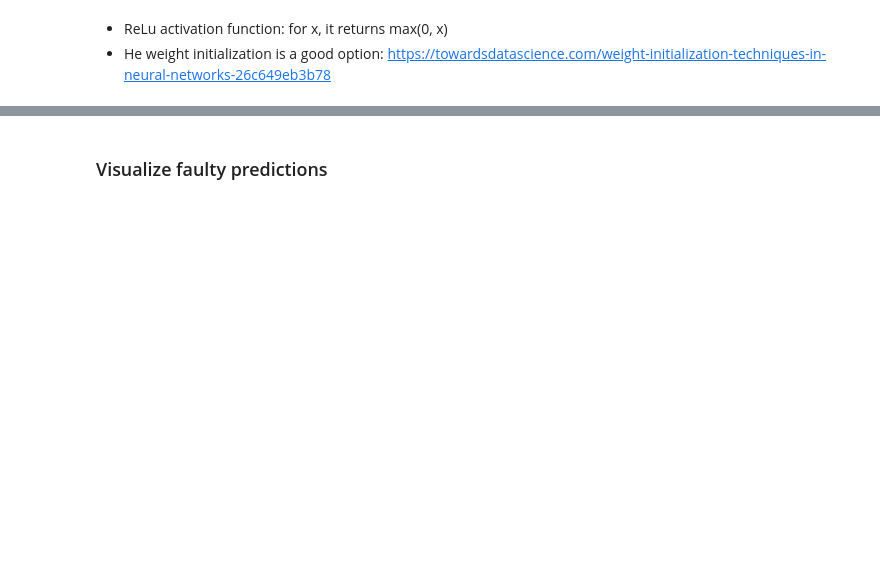
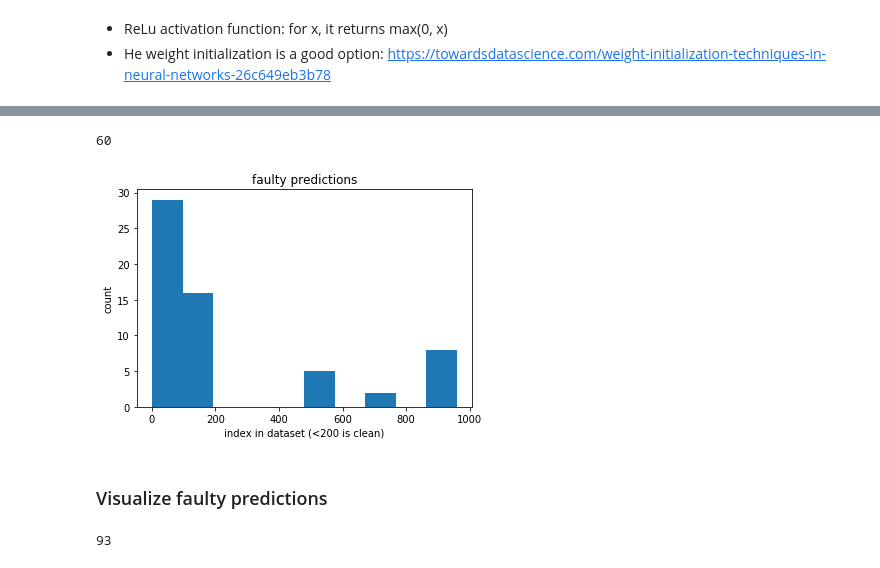
Before and after one commit to musicbyjing/cosmic_dawn_rfi, a Jupyter notebook: classification.ipynb, the cells around one changed output, grey strips where cells are left out. Cells and saved outputs as stored; diff of their text form; code cells hidden in the pictures; blank space fills up the shorter version.

```diff
--- a/classification.ipynb
+++ b/classification.ipynb
@@ -79,5 +100,20 @@ Test Accuracy: 1.000
+# %%
+print(len(faulty_predictions))
+
+plt.hist(faulty_predictions)
+plt.xlabel("index in dataset (<200 is clean)")
+plt.ylabel("count")
+plt.title("faulty predictions")
+plt.show()
+# %% [output]
+60
+[figure, added]
 # %% [markdown]
 ### Visualize faulty predictions
+# %%
+print(len(faulty_predictions))
+# %% [output]
+93
 # %%
 
 for i in faulty_predictions:
```
Also changed, not shown: parts of 5 cells of this notebook, 1 other file.
